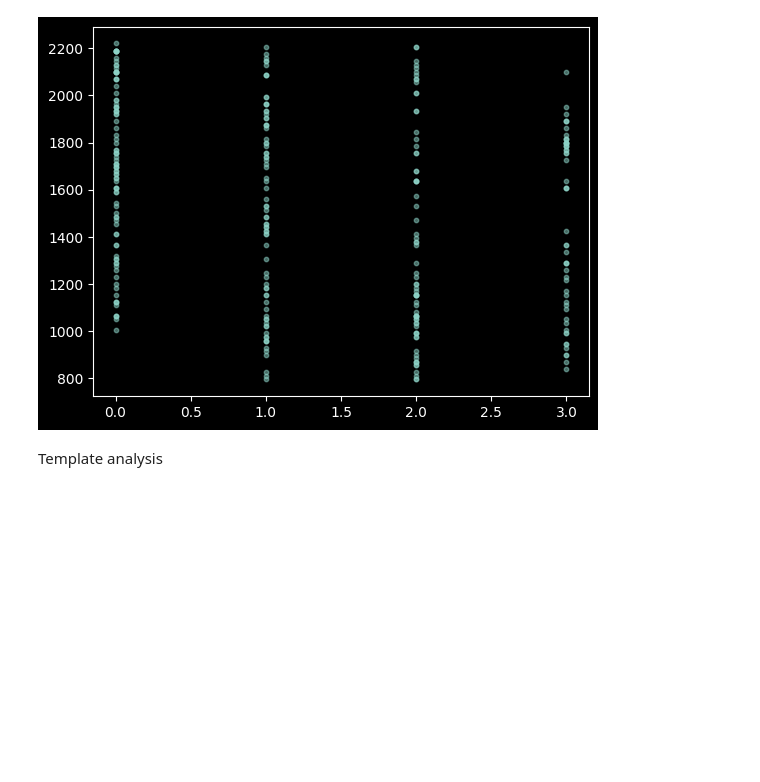
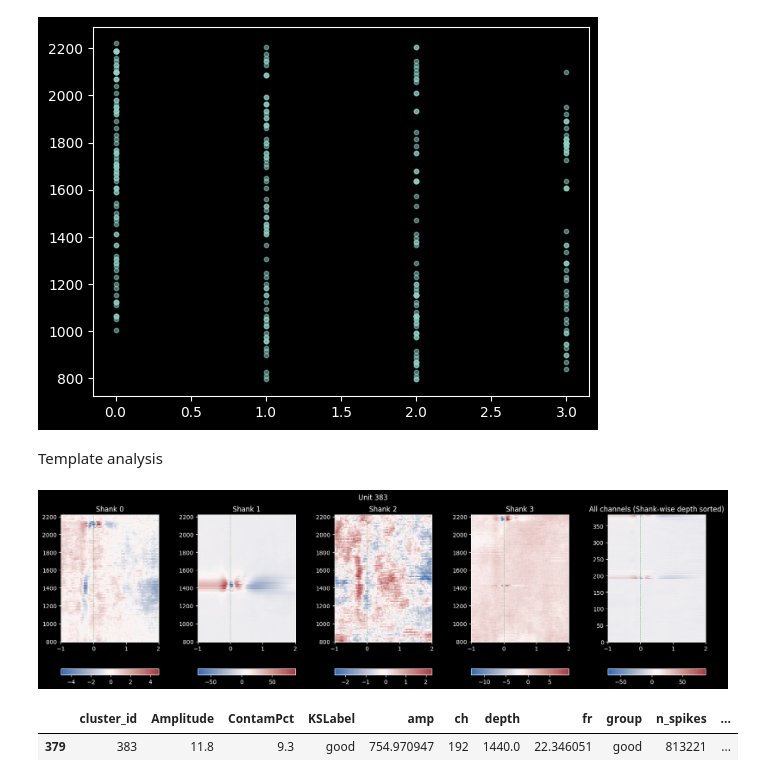
Before and after one commit to Senzai-Lab/tools, a Jupyter notebook: scripts/features.ipynb, the cells around one changed output. Saved outputs shown, nothing was run; the diff lists cells and outputs as text; code cells hidden in the pictures; blank space fills up the shorter version.

Commit message:
template metric

```diff
--- a/scripts/features.ipynb
+++ b/scripts/features.ipynb
@@ -20,14 +20,14 @@ fs = 30000
 plt.style.use('dark_background')
 heatmap = cmap.Colormap('seaborn:vlag').to_matplotlib()
 
-units = load_units_metadata(data_path / 'kilosort')
-probe = load_probe(data_path / 'kilosort')
+units = load_units_metadata(data_path / 'kilosort', sorted = False)
+probe = load_probe(data_path / 'kilosort', sorted = False)
 
 
 def plot_shank_templates(
     template: np.ndarray,
     probe: pd.DataFrame,
-    title: str,
+    unit_idx: int,
     output_path: str | Path | None = None,
     ms_before: float = 1.0,
     ms_after: float = 2.0,
@@ -42,8 +42,11 @@ def plot_shank_templates(
 
     for shank in shanks: # 4 shanks
         shank_mask = probe['shank_ids'] == shank
-        shank_sorted_idx = probe[shank_mask].index.values
-        depths = probe[shank_mask]['depth'].values
+        shank_sorted_idx = probe[shank_mask].sort_values('depth').index.values
+
+        depth = probe[shank_mask]['depth'].values
+        depth_min, depth_max = depth.min(), depth.max()
+
 
         axs[0, shank].set_title(f'Shank {shank}')
         im = axs[0, shank].imshow(
@@ -52,7 +55,7 @@ def plot_shank_templates(
                 origin='lower',
                 interpolation='none',
                 cmap=heatmap,
-                extent=[-ms_before, ms_after, depths[0], depths[-1]]
+                extent=[-ms_before, ms_after, depth_min, depth_max]
             )
         axs[0, shank].axvline(0, color='green', linestyle='--', alpha=0.5, linewidth=0.6)
         fig.colorbar(im, cax=axs[1, shank], orientation='horizontal')
@@ -64,5 +67,7 @@ def plot_shank_templates(
 
     if output_path:
         plt.savefig(output_path, dpi=320)
+        plt.close(fig)
+        return None
 
-    plt.close(fig)
+    return fig, axs
@@ -70,8 +91,9 @@ def plot_shank_templates(
 Sorting analyzer
 # %%
 processing_dir = output_path / 'postprocess'
+
 if processing_dir.exists():
-    pp = si.load_sorting_analyzer(processing_dir)
+    pp = si.load_sorting_analyzer(processing_dir, load_extensions=False)
 else:
     rec = si.load(str(data_path / 'concat'))
     sorting = se.read_kilosort(data_path / 'kilosort').select_units(units['cluster_id'].values)
@@ -88,7 +110,10 @@ else:
 
     compute_dict = {
         'random_spikes': {'method': 'uniform', 'max_spikes_per_unit': 5000},
-        'templates': {'operators': ["average", "std"]}
+        'waveforms': {'ms_before': 1.0, 'ms_after': 2.0},
+        'templates': {'operators': ["average", "std"]},
+        'noise_levels': {},
+        'spike_amplitudes': {}
     }
 
     pp.compute(compute_dict, **job_kwargs)
@@ -119,0 +145,13 @@ for idx, unit_row in units.iterrows():
+# %%
+uid = 383
+template = template_ext.get_unit_template(uid)
+template = template - np.median(template, axis=0)
+plot_shank_templates(template, probe, uid, heatmap=heatmap)
+plt.show()
+# %% [output]
+[figure, added]
+# %%
+unit_row
+# %% [output]
+|  | cluster_id | Amplitude | ContamPct | KSLabel | amp | ch | depth | fr | group | n_spikes | ... |
+| 379 | 383 | 11.8 | 9.3 | good | 754.970947 | 192 | 1440.0 | 22.346051 | good | 813221 | ... |
```
Also changed, not shown: parts of 5 cells of this notebook, 3 other files.
